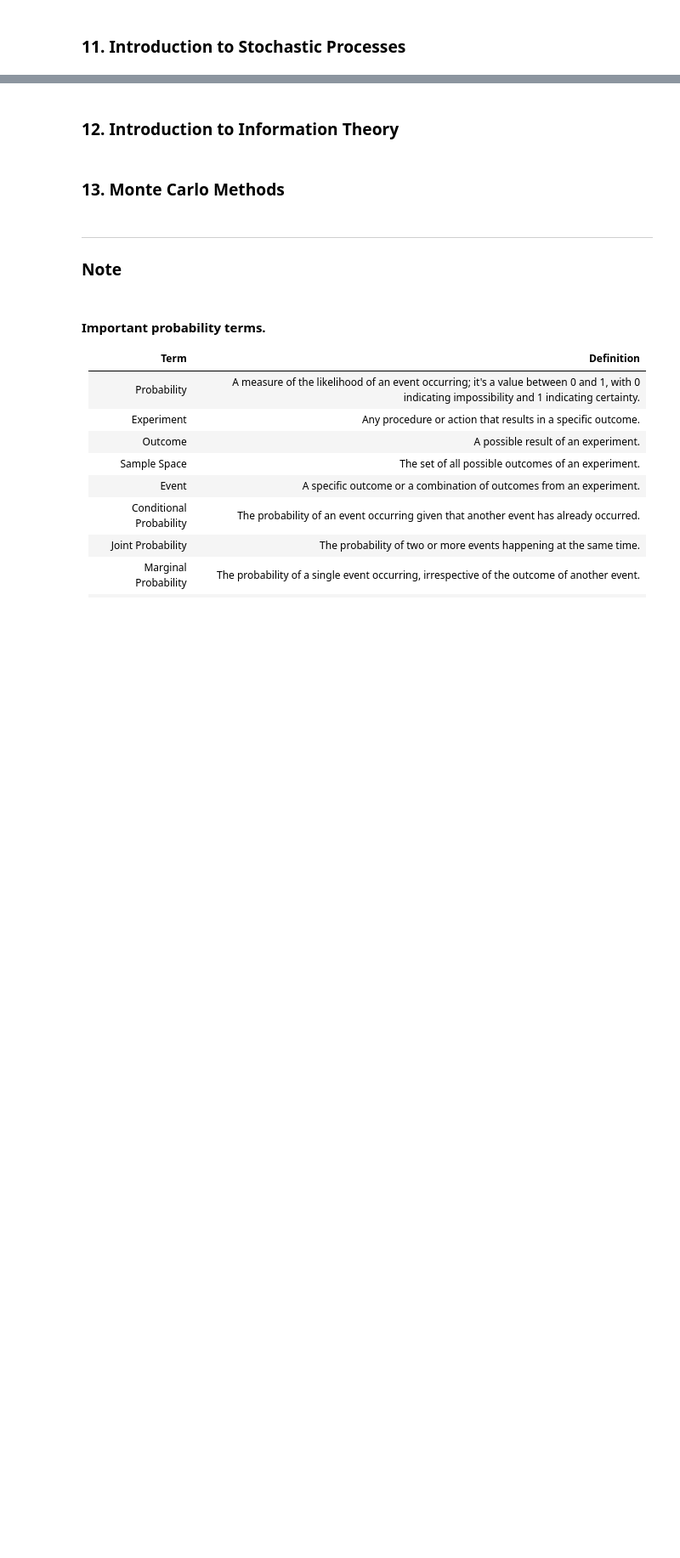
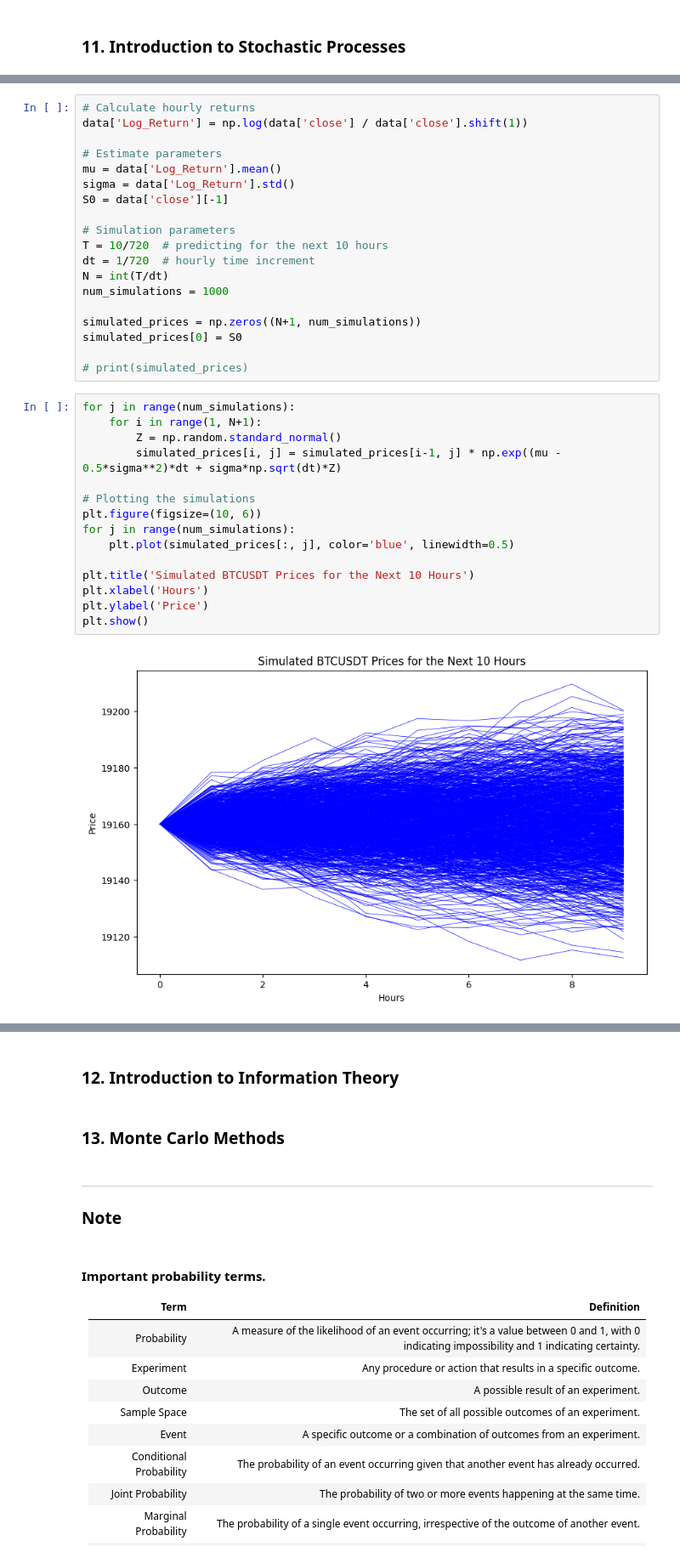
Before and after one commit to natapone/learning_ai_by_coding, a Jupyter notebook: 1-3_probability.ipynb, the cells around one changed output, grey strips where cells are left out. Shown at 85% size. Drawn from its saved outputs; the diff is of its cells as text; blank space fills up the shorter version.

```diff
--- a/1-3_probability.ipynb
+++ b/1-3_probability.ipynb
@@ -2307,0 +2453,36 @@ To derive real insights from such a model in a natural language processing conte
+# %%
+# Calculate hourly returns
+data['Log_Return'] = np.log(data['close'] / data['close'].shift(1))
+
+# Estimate parameters
+mu = data['Log_Return'].mean()
+sigma = data['Log_Return'].std()
+S0 = data['close'][-1]
+
+# Simulation parameters
+T = 10/720  # predicting for the next 10 hours
+dt = 1/720  # hourly time increment
+N = int(T/dt)
+num_simulations = 1000
+
+simulated_prices = np.zeros((N+1, num_simulations))
+simulated_prices[0] = S0
+
+# print(simulated_prices)
+# %%
+for j in range(num_simulations):
+    for i in range(1, N+1):
+        Z = np.random.standard_normal()
+        simulated_prices[i, j] = simulated_prices[i-1, j] * np.exp((mu - 0.5*sigma**2)*dt + sigma*np.sqrt(dt)*Z)
+
+# Plotting the simulations
+plt.figure(figsize=(10, 6))
+for j in range(num_simulations):
+    plt.plot(simulated_prices[:, j], color='blue', linewidth=0.5)
+
+plt.title('Simulated BTCUSDT Prices for the Next 10 Hours')
+plt.xlabel('Hours')
+plt.ylabel('Price')
+plt.show()
+# %% [output]
+[figure, added]
```
Also changed, not shown: parts of 12 cells of this notebook.
